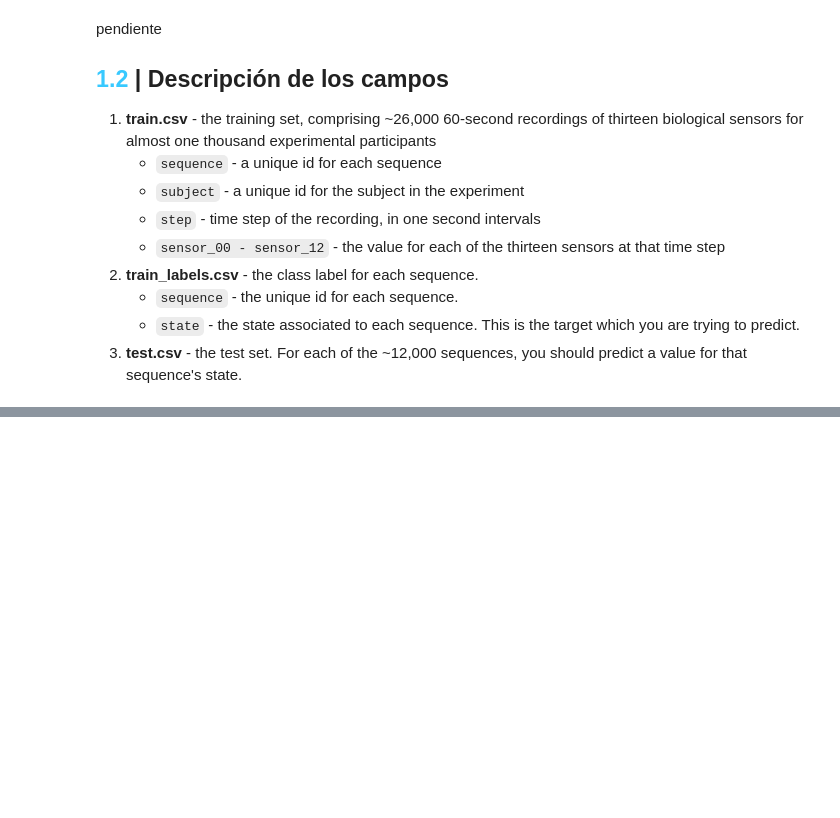
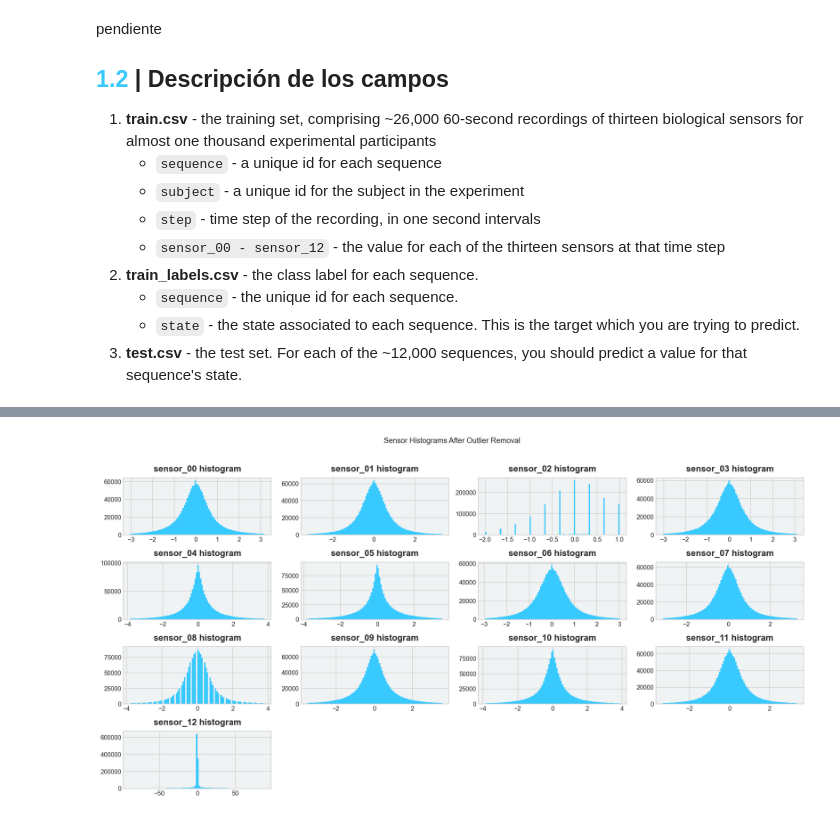
Before and after one commit to rdurango92/sensores, a Jupyter notebook: Sensores.ipynb, the cells around one changed output, grey strips where cells are left out. Saved outputs shown, nothing was run; the diff lists cells and outputs as text; code cells hidden in the pictures; blank space fills up the shorter version.

```diff
--- a/Sensores.ipynb
+++ b/Sensores.ipynb
@@ -70,0 +238,14 @@ pendiente
+# %%
+figure = plt.figure(figsize=(16, 8))
+for sensor in range(13):
+    sensor_name = f"sensor_{sensor:02d}"
+    plt.subplot(4, 4, sensor+1)
+    plt.hist(train[sensor_name], bins=100, color = '#38c9ff',
+             range=(train[sensor_name].quantile(0.02),
+                    train[sensor_name].quantile(0.98)))
+    plt.title(f"{sensor_name} histogram")
+figure.tight_layout(h_pad=1.0, w_pad=0.5)
+plt.suptitle('Sensor Histograms After Outlier Removal', y=1.02)
+plt.show()
+# %% [output]
+[figure, added]
```
Also changed, not shown: parts of 25 cells of this notebook.
